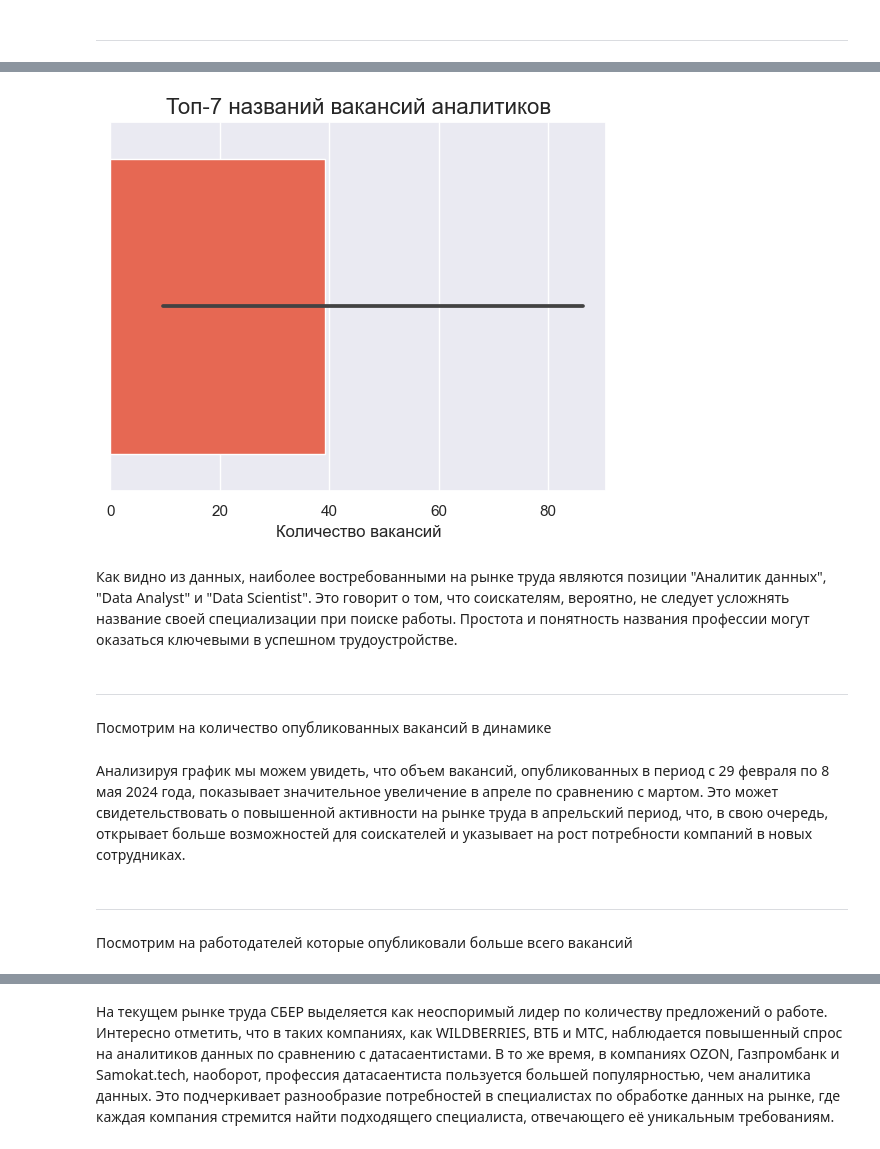
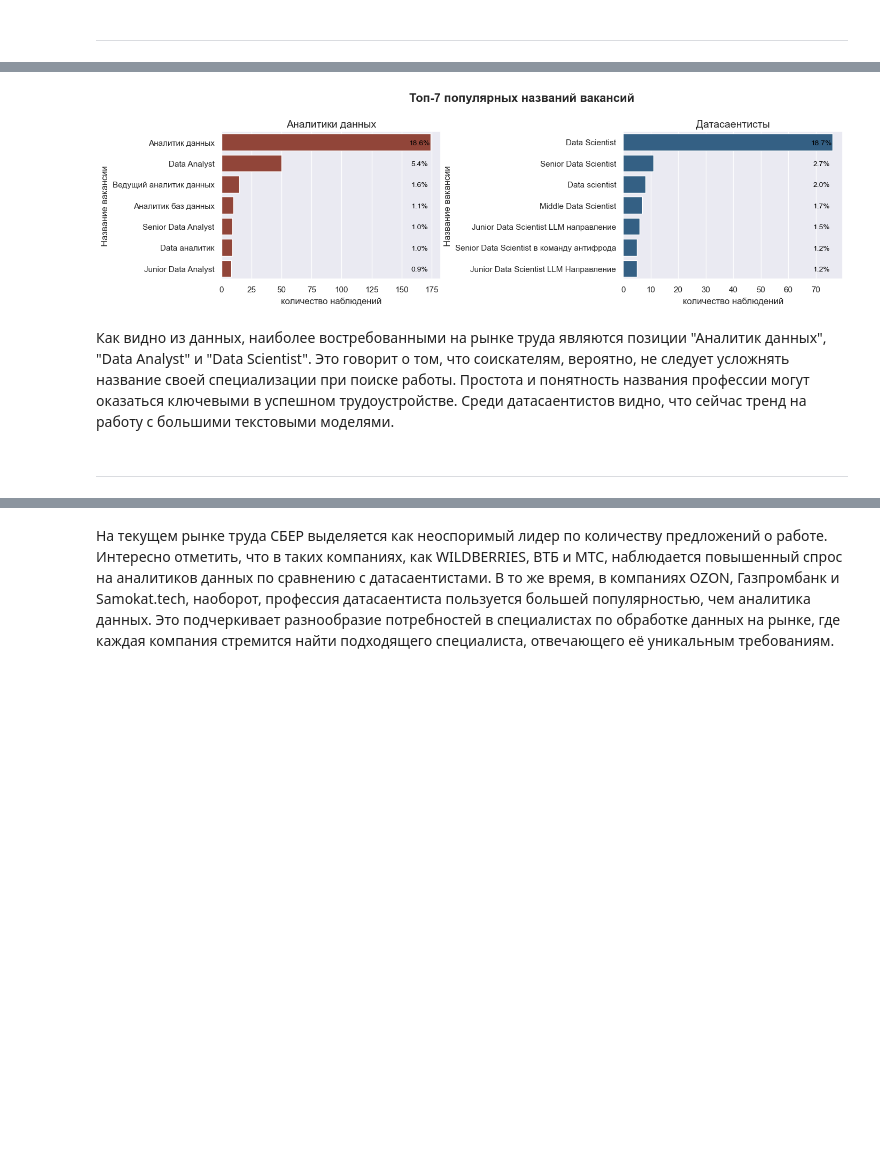
Before and after one commit to KuBaN658/vacancy_analysis, a Jupyter notebook: vacancy_analysis.ipynb, the cells around one changed output, grey strips where cells are left out. Saved outputs shown, nothing was run; the diff lists cells and outputs as text; code cells hidden in the pictures; blank space fills up the shorter version.

```diff
--- a/vacancy_analysis.ipynb
+++ b/vacancy_analysis.ipynb
@@ -833,42 +893,0 @@ TypeError: list indices must be integers or slices, not str
-# %%
-plot_discrete(
-    'da', 7, 'name',
-    rus_feature='Название',
-    title_text='Топ-7 названий вакансий аналитиков',
-    height=300
-)
-# %% [output]
-[figure, removed]
-# %%
-def plot_discrete(name_type: str,
-                  top_n: int,
-                  feature,
-                  *,
-                  rus_feature,
-                  title_text,
-                  data=vacancies,
-                  color='#FF563A',
-                  width=800,
-                  height=800,
-                  top=True
-                 ) -> None:
-    top_name = (
-        data[data.name_type == name_type]
-        [feature].value_counts()[:top_n]
-        .reset_index()
-        .sort_values(by='count')
-        .rename(columns={'count': 'Количество вакансий', feature: rus_feature})
-    )
-
-fig = px.bar(top_name, 'Количество вакансий', rus_feature, orientation='h')
-
-fig.update_traces(marker_color=color, marker_line_color='#FFFFFF',
-                  marker_line_width=1.5, opacity=0.6)
-
-fig.update_layout(
-    height=height, width=width,
-    title_text=title_text,
-    showlegend=False,
-    template="plotly_dark",
-)
-fig.show()
@@ -890,6 +963,14 @@ plot_discrete(
+# %%
+plot_top_popular_values(
+    vacancies,
+    'name',
+    title='Топ-7 популярных названий вакансий',
+    rus_feature='Название вакансии',
+    top_n=7
+)
+# %% [output]
+[figure, added]
 # %% [markdown]
-Как видно из данных, наиболее востребованными на рынке труда являются позиции "Аналитик данных", "Data Analyst" и "Data Scientist". Это говорит о том, что соискателям, вероятно, не следует усложнять название своей специализации при поиске работы. Простота и понятность названия профессии могут оказаться ключевыми в успешном трудоустройстве.
+Как видно из данных, наиболее востребованными на рынке труда являются позиции "Аналитик данных", "Data Analyst" и "Data Scientist". Это говорит о том, что соискателям, вероятно, не следует усложнять название своей специализации при поиске работы. Простота и понятность названия профессии могут оказаться ключевыми в успешном трудоустройстве. Среди датасаентистов видно, что сейчас тренд на работу с большими текстовыми моделями.
 # %% [markdown]
 ---
-# %% [markdown]
-Посмотрим на количество опубликованных вакансий в динамике
@@ -918,6 +976,0 @@ fig.show()
-# %% [markdown]
-Анализируя график мы можем увидеть, что объем вакансий, опубликованных в период с 29 февраля по 8 мая 2024 года, показывает значительное увеличение в апреле по сравнению с мартом. Это может свидетельствовать о повышенной активности на рынке труда в апрельский период, что, в свою очередь, открывает больше возможностей для соискателей и указывает на рост потребности компаний в новых сотрудниках.
-# %% [markdown]
----
-# %% [markdown]
-Посмотрим на работодателей которые опубликовали больше всего вакансий
```
Also changed, not shown: parts of 42 cells of this notebook.
